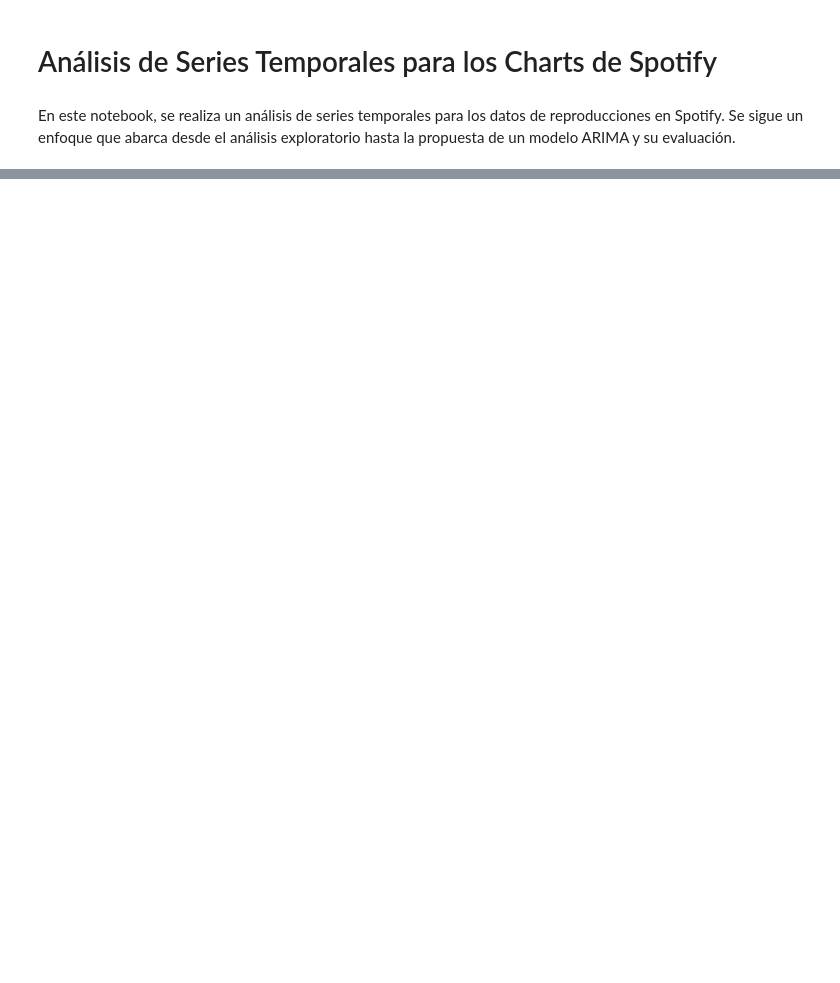
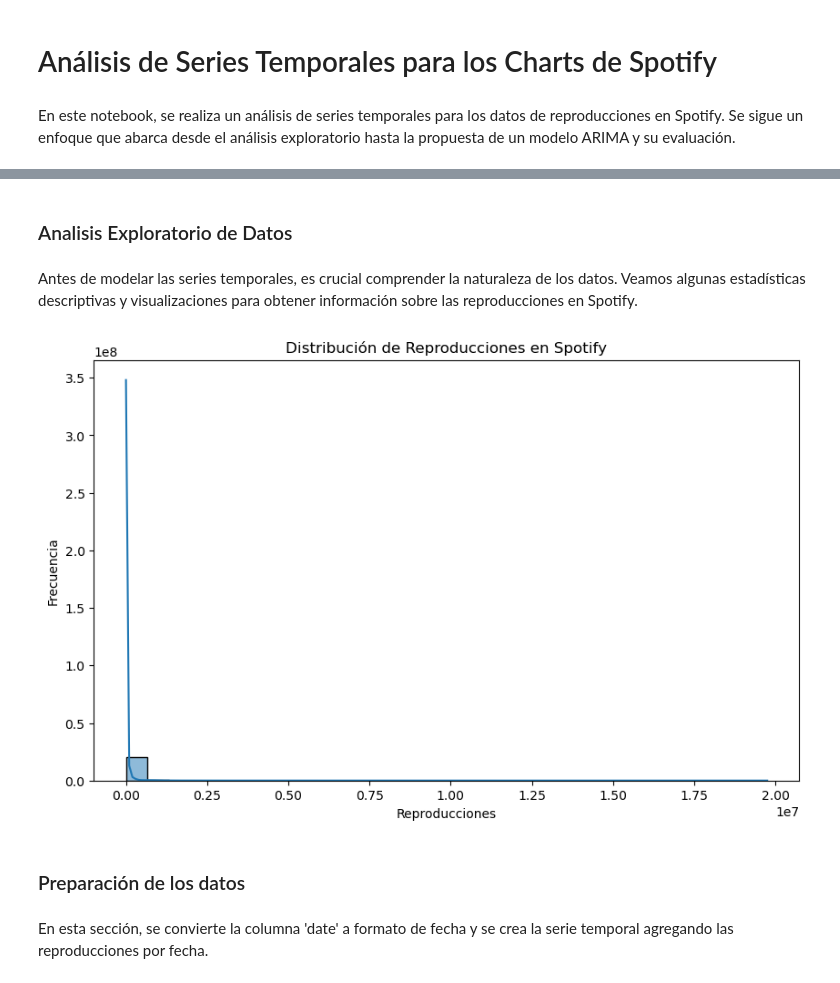
Before and after one commit to SergioGonzalez24/IA-TEC, a Jupyter notebook: Elisabetta/mod5/analisis/Analisis.ipynb, the cells around one changed output, grey strips where cells are left out. Cells and saved outputs as stored; diff of their text form; code cells hidden in the pictures; blank space fills up the shorter version.

```diff
--- a/Elisabetta/mod5/analisis/Analisis.ipynb
+++ b/Elisabetta/mod5/analisis/Analisis.ipynb
@@ -240,0 +28,21 @@ En conclusión, el análisis de series temporales proporciona una visión profun
+# %% [markdown]
+### Analisis Exploratorio de Datos
+# %% [markdown]
+Antes de modelar las series temporales, es crucial comprender la naturaleza de los datos. Veamos algunas estadísticas descriptivas y visualizaciones para obtener información sobre las reproducciones en Spotify.
+# %%
+# Estadísticas descriptivas de las reproducciones
+file['streams'].describe()
+
+# Visualización de la distribución de reproducciones
+plt.figure(figsize=(10, 6))
+sns.histplot(file['streams'], bins=30, kde=True)
+plt.title('Distribución de Reproducciones en Spotify')
+plt.xlabel('Reproducciones')
+plt.ylabel('Frecuencia')
+plt.show()
+# %% [output]
+[figure, added]
+# %% [markdown]
+### Preparación de los datos
+# %% [markdown]
+En esta sección, se convierte la columna 'date' a formato de fecha y se crea la serie temporal agregando las reproducciones por fecha.
```
Also changed, not shown: parts of 71 cells of this notebook.
